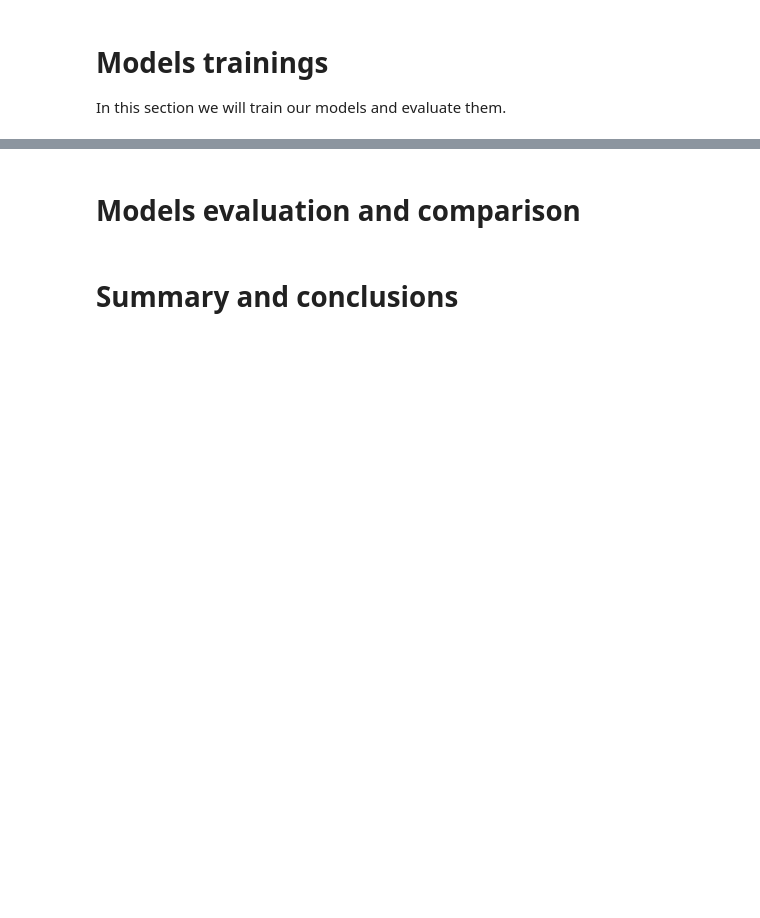
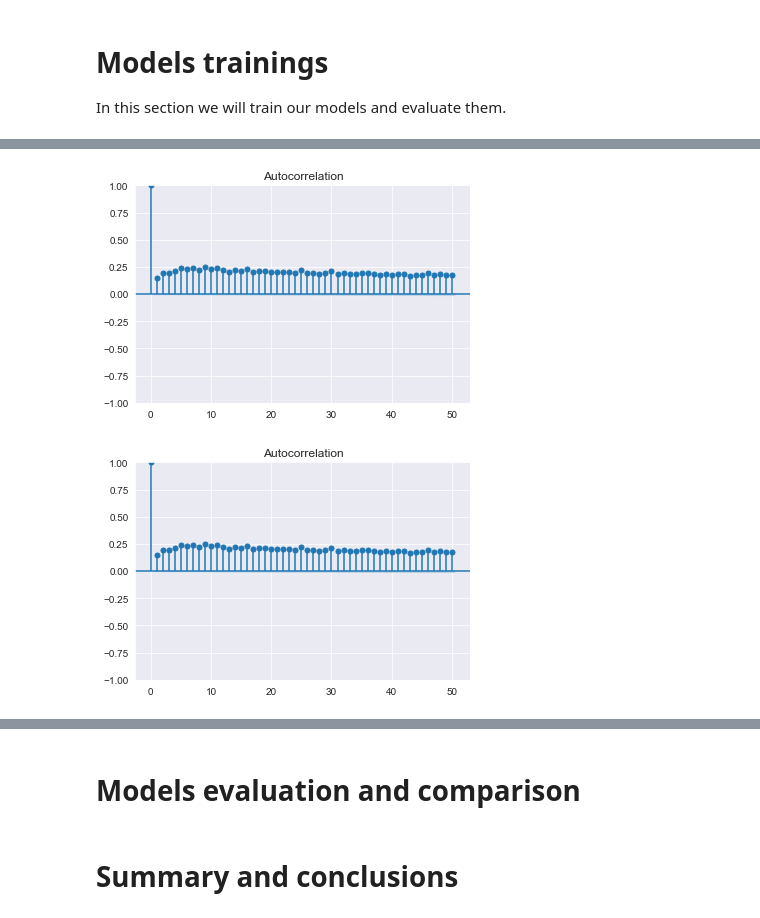
Before and after one commit to alongriskified/openu-data-analysis-openbus, a Jupyter notebook: transport/Final Sadna - Itay and Alon.ipynb, the cells around one changed output, grey strips where cells are left out. Drawn from its saved outputs; the diff is of its cells as text; code cells hidden in the pictures; blank space fills up the shorter version.

```diff
--- a/transport/Final Sadna - Itay and Alon.ipynb
+++ b/transport/Final Sadna - Itay and Alon.ipynb
@@ -417,3 +420,14 @@ corr = data.corr()
 # Plot a big heatmap of the correlations
 sns.set(rc={'figure.figsize': (20, 20)})
 sns.heatmap(corr, annot=True, cmap="RdYlGn")
+# %%
+# Create the target variable
+data["nearest_siri_vehicle_location__recorded_at_time"] = pd.to_datetime(data["nearest_siri_vehicle_location__recorded_at_time"]).dt.tz_localize(None)
+data["gtfs_ride_stop__arrival_time"] = pd.to_datetime(data["gtfs_ride_stop__arrival_time"]).dt.tz_localize(None)
+data["scheduled_vs_real_time_difference"] = data["nearest_siri_vehicle_location__recorded_at_time"] - data["gtfs_ride_stop__arrival_time"]
+data["scheduled_vs_real_time_difference_seconds"] = data["scheduled_vs_real_time_difference"].dt.total_seconds()
+
+t["nearest_siri_vehicle_location__recorded_at_time"] = pd.to_datetime(t["nearest_siri_vehicle_location__recorded_at_time"]).dt.tz_localize(None)
+t["gtfs_ride_stop__arrival_time"] = pd.to_datetime(t["gtfs_ride_stop__arrival_time"]).dt.tz_localize(None)
+t["scheduled_vs_real_time_difference"] = t["nearest_siri_vehicle_location__recorded_at_time"] - t["gtfs_ride_stop__arrival_time"]
+t["scheduled_vs_real_time_difference_seconds"] = t["scheduled_vs_real_time_difference"].dt.total_seconds()
@@ -420,3 +436,24 @@ sns.heatmap(corr, annot=True, cmap="RdYlGn")
+# %%
+# Plot the target variable over time (gtfs_ride_stop__arrival_time).
+# Plot both the train and test in the same graph, see if there are any trends or difference
+
+# Plot the target variable over time (gtfs_ride_stop__arrival_time).
+# Plot both the train and test in the same graph, see if there are any trends or difference
+data = data.sort_values(by='gtfs_ride_stop__arrival_time')
+t = t.sort_values(by='gtfs_ride_stop__arrival_time')
+
+# Replace the year by 2024 so that the plots would be in the same year, for visualization purposes
+data['time_no_year'] = data['gtfs_ride_stop__arrival_time'].apply(lambda x: x.replace(year=2024))
+t['time_no_year'] = t['gtfs_ride_stop__arrival_time'].apply(lambda x: x.replace(year=2024))
+
+# Aggregate by minute, mean of the target variable
+data_by_minute = data.groupby('time_no_year').agg({'scheduled_vs_real_time_difference_seconds': 'mean'}).reset_index()
+t_by_minute = t.groupby('time_no_year').agg({'scheduled_vs_real_time_difference_seconds': 'mean'}).reset_index()
+
+# Plot
+fig = px.line(data_by_minute, x='time_no_year', y='scheduled_vs_real_time_difference_seconds', title='Scheduled vs Real Time Difference Over Time', labels={'scheduled_vs_real_time_difference_seconds': 'Mean Difference (Seconds)'}, color_discrete_sequence=['blue'])
+fig.add_scatter(x=t_by_minute['time_no_year'], y=t_by_minute['scheduled_vs_real_time_difference_seconds'], mode='lines', name='Test', line=dict(color='red'))
+fig.show()
 # %%
 # TODO - Add more EDA
 # %% [markdown]
@@ -738,3 +677,7 @@ In this section we will train our models and evaluate them.
 # !pip install statsmodels
 # ! pip install xgboost
 # ! pip install tensorflow
+# %%
+ARIMA_Train_data = training_set[['gtfs_ride_stop__arrival_time', 'scheduled_vs_real_time_difference_seconds']]
+ARIMA_Train_data.sort_values('gtfs_ride_stop__arrival_time', inplace=True)
+ARIMA_y = ARIMA_Train_data['scheduled_vs_real_time_difference_seconds']
@@ -805,0 +724,5 @@ Epoch 10/10
+# %%
+plot_acf(ARIMA_y)
+# %% [output]
+[figure, added]
+[figure, added]
```
Also changed, not shown: parts of 15 cells of this notebook.
